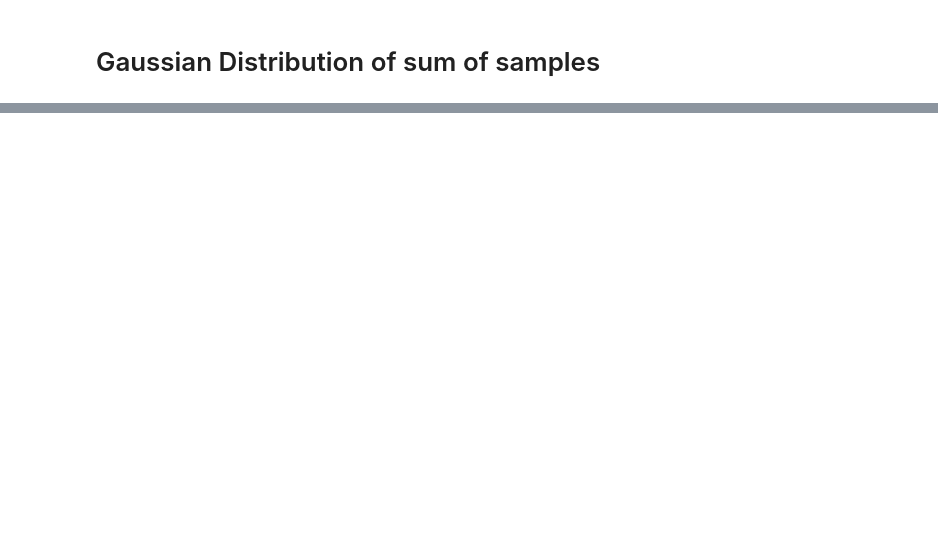
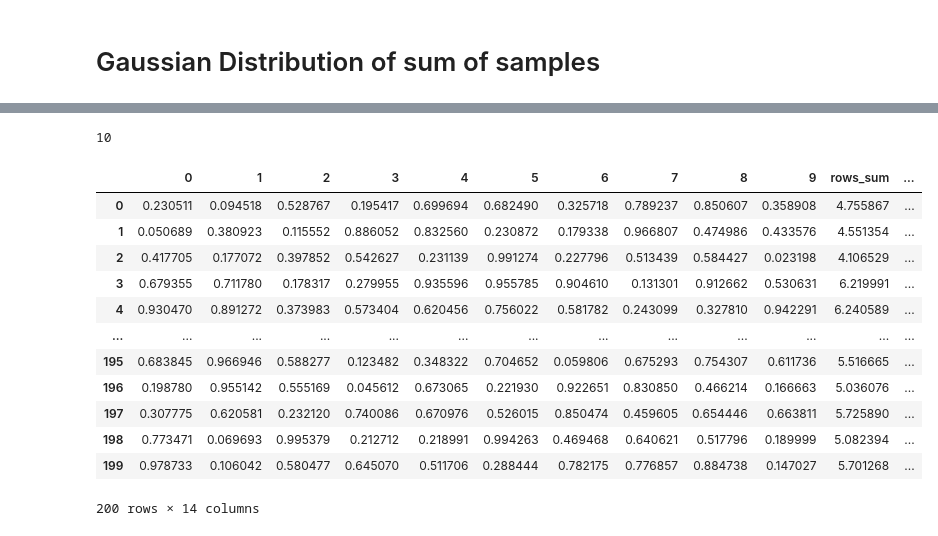
Before and after one commit to indhra/Statistics_Probability_GaneshSir, a Jupyter notebook: Day1-CentralLimitTheorem_GaussianDistrib.ipynb, the cells around one changed output, grey strips where cells are left out. Saved outputs shown, nothing was run; the diff lists cells and outputs as text; code cells hidden in the pictures; blank space fills up the shorter version.

```diff
--- a/Day1-CentralLimitTheorem_GaussianDistrib.ipynb
+++ b/Day1-CentralLimitTheorem_GaussianDistrib.ipynb
@@ -83,0 +108,49 @@ plt.show()
+# %%
+X = 200 # number of distributions
+Y = 10000 # number of samples from each single distribution
+subset_len = 10
+
+
+distributions = []
+
+random_gen_values = (np.random.uniform(low=0, high=1, size=Y).tolist())
+
+for i in range(X):
+    # random_seed = np.random.randint(0,100)
+    # np.random.seed( random_seed )#int(time.time()))
+
+    subset = np.random.choice(random_gen_values, subset_len)
+
+    distributions.append(subset.tolist())
+
+df = pd.DataFrame(distributions)
+len(subset)
+# %% [output]
+10
+# %%
+new_df = df.copy()
+new_df['rows_sum'] = new_df.sum(axis=1)
+
+new_df['actual_mean'] = 0.5
+
+new_df['min_sigma'] = new_df['rows_sum']  - 1/np.sqrt(12)
+
+new_df['max_sigma'] = new_df['rows_sum'] + 1/np.sqrt(12)
+
+new_df
+
+# np.mean(random_gen_values)
+# %% [output]
+|  | 0 | 1 | 2 | 3 | 4 | 5 | 6 | 7 | 8 | 9 | rows_sum | ... |
+| 0 | 0.230511 | 0.094518 | 0.528767 | 0.195417 | 0.699694 | 0.682490 | 0.325718 | 0.789237 | 0.850607 | 0.358908 | 4.755867 | ... |
+| 1 | 0.050689 | 0.380923 | 0.115552 | 0.886052 | 0.832560 | 0.230872 | 0.179338 | 0.966807 | 0.474986 | 0.433576 | 4.551354 | ... |
+| 2 | 0.417705 | 0.177072 | 0.397852 | 0.542627 | 0.231139 | 0.991274 | 0.227796 | 0.513439 | 0.584427 | 0.023198 | 4.106529 | ... |
+| 3 | 0.679355 | 0.711780 | 0.178317 | 0.279955 | 0.935596 | 0.955785 | 0.904610 | 0.131301 | 0.912662 | 0.530631 | 6.219991 | ... |
+| 4 | 0.930470 | 0.891272 | 0.373983 | 0.573404 | 0.620456 | 0.756022 | 0.581782 | 0.243099 | 0.327810 | 0.942291 | 6.240589 | ... |
+| ... | ... | ... | ... | ... | ... | ... | ... | ... | ... | ... | ... | ... |
+| 195 | 0.683845 | 0.966946 | 0.588277 | 0.123482 | 0.348322 | 0.704652 | 0.059806 | 0.675293 | 0.754307 | 0.611736 | 5.516665 | ... |
+| 196 | 0.198780 | 0.955142 | 0.555169 | 0.045612 | 0.673065 | 0.221930 | 0.922651 | 0.830850 | 0.466214 | 0.166663 | 5.036076 | ... |
+| 197 | 0.307775 | 0.620581 | 0.232120 | 0.740086 | 0.670976 | 0.526015 | 0.850474 | 0.459605 | 0.654446 | 0.663811 | 5.725890 | ... |
+| 198 | 0.773471 | 0.069693 | 0.995379 | 0.212712 | 0.218991 | 0.994263 | 0.469468 | 0.640621 | 0.517796 | 0.189999 | 5.082394 | ... |
+| 199 | 0.978733 | 0.106042 | 0.580477 | 0.645070 | 0.511706 | 0.288444 | 0.782175 | 0.776857 | 0.884738 | 0.147027 | 5.701268 | ... |
+200 rows × 14 columns
```
Also changed, not shown: parts of 8 cells of this notebook, 1 other file.
